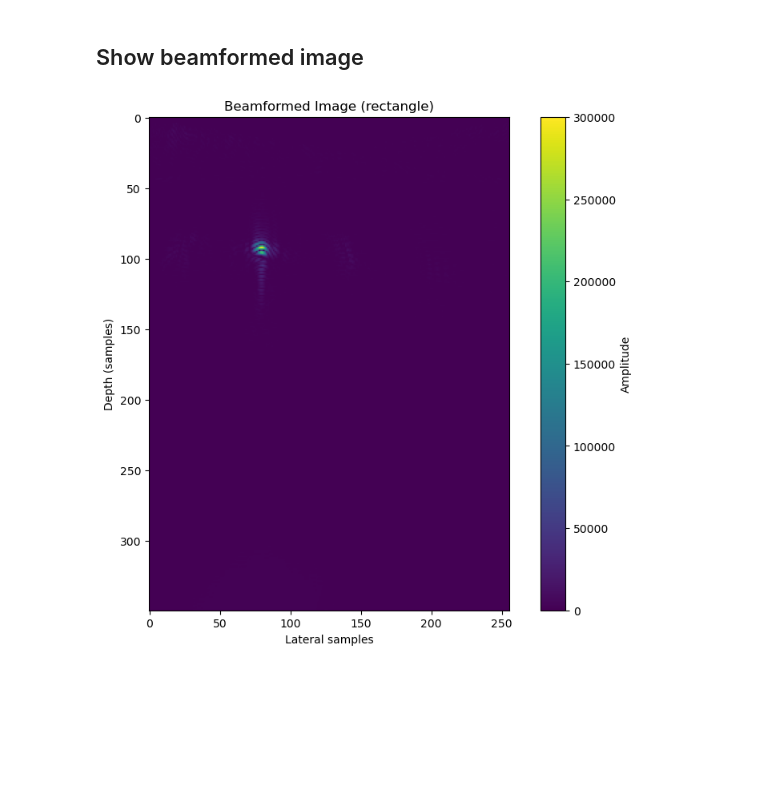
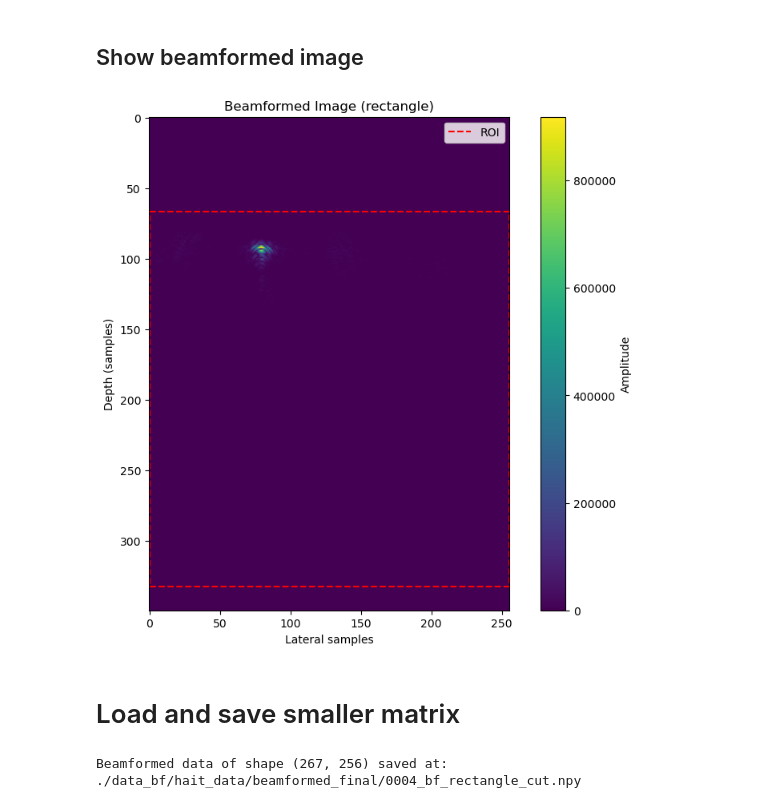
Before and after one commit to MatthieuVAUTRIN/superresolution, a Jupyter notebook: 002_beamforming_batches_multi_process.ipynb, the cells around one changed output. Cells and saved outputs as stored; diff of their text form; code cells hidden in the pictures; blank space fills up the shorter version.

```diff
--- a/002_beamforming_batches_multi_process.ipynb
+++ b/002_beamforming_batches_multi_process.ipynb
@@ -119,13 +120,13 @@ def zero_stuffing(rf_matrices_summed, interpolation_factor, upsampled_samples):
 
     return new_matrices_summed
 # %%
-def get_filtered_matrices(zero_stuffed_rf_matrices_summed, frequency, sampling_frequency):
+def get_filtered_matrices(zero_stuffed_rf_matrices_summed, sampling_frequency, interpolation_factor):
     filtered_rf_matrices_summed = np.zeros((zero_stuffed_rf_matrices_summed.shape[0], zero_stuffed_rf_matrices_summed.shape[1], zero_stuffed_rf_matrices_summed.shape[2]))
 
-    new_samples = zero_stuffed_rf_matrices_summed.shape[0]
-    cutoff_freq = 0.49 * frequency #use Nyquist frequency as cutoff frequency
+    n_taps = 129
+    cutoff_freq = sampling_frequency / 2
 
-    filtering_function = firwin(new_samples, cutoff_freq, fs=sampling_frequency, window='hamming')
+    filtering_function = firwin(n_taps, cutoff_freq, fs=sampling_frequency * interpolation_factor, window='hamming') * interpolation_factor
 
     for i in range(0, zero_stuffed_rf_matrices_summed.shape[2]): #for each angle
         for j in range(0, zero_stuffed_rf_matrices_summed.shape[1]): #for each transducer
@@ -267,9 +264,12 @@ def beamforming_opt(rf_summed_matrices, nx, nz, dx, dz, x0, z0, delay0, pitch, c
 
     #var initrt
 
+    x0 = int(x0/dx)
+    z0 = int(z0/dz)
+
     max_acquisition_depth, samples_for_acquisition_depth, samples_for_array_length = get_samples_depth_lateral_resolution(samples, sampling_rate, c, dx, dz, pitch, array_length)
 
-    fixed_delay = delay0 * 1/sampling_rate
+    fixed_delay = delay0 / c
 
     bf_matrix = np.zeros((samples_for_acquisition_depth, samples_for_array_length, len(angles), frames), dtype=np.float64)
 
@@ -285,10 +285,9 @@ def beamforming_opt(rf_summed_matrices, nx, nz, dx, dz, x0, z0, delay0, pitch, c
 
     if using_real_data:
         t0_delay = [t0_delay[i] + ((array_length * pitch) * sin_angle / c) * (angles[i] < 0) for i, sin_angle in enumerate(sin_angles)]
+        print("t0_delay:", t0_delay)
         min_t0_delay = min(t0_delay)
         t0_delay = [t0_delay[i] - min_t0_delay for i in range(len(t0_delay))]
-
-
 
     if debug:
         print("\n" + "="*60)
@@ -296,13 +295,11 @@ def beamforming_opt(rf_summed_matrices, nx, nz, dx, dz, x0, z0, delay0, pitch, c
         print(f"  • Resolution: {nx} x {nz}")
         print(f"  • Acquisition depth:",max_acquisition_depth,"m",f"({samples_for_acquisition_depth} samples)")
         print(f"  • Fixed delay:",fixed_delay,"s",f"({delay0} samples)")
-        print(f"  • Delays: ",t0_delay, " - Min delay: ",min(t0_delay), "s")
+        print(f"  • Delays: ",t0_delay, " - Min delay: ",min_t0_delay, "s")
         print(f"  • Array length:",array_length * pitch,"m",f"({samples_for_array_length} samples)")
         print(f"  • Apodization: {apodization_function}")
         print(f"  • Processing {len(angles)} angle(s)")
         print("-"*60)
-
-
 
     for h in range(0, frames): #for each frame
         if debug:
@@ -334,11 +331,15 @@ def beamforming_opt(rf_summed_matrices, nx, nz, dx, dz, x0, z0, delay0, pitch, c
                         effective_array_length,
                         array_length,
                         position,
-                        0.5,
+                        0.9,
                         pitch
                     )
 
-                    for l in range(0, array_length): #for each transducer
+                    #print("first_transducer", first_transducer, "transducers_in_effective_array", transducers_in_effective_array, "effective_array_length", effective_array_length)
+
+                    #for l in range(0, array_length): #for each transducer
+                    for l in range(first_transducer, first_transducer + transducers_in_effective_array): #for transducers in effective array
+
                         delay = ((depth * cos_angles[i] + position * sin_angles[i])  + (np.sqrt(depth**2 + (l * pitch - position)**2))) / c - t0_delay[i] #delay in s
 
                         exact_delay_idx_float = delay * sampling_rate
@@ -410,14 +411,14 @@ def process_batch_multiprocessing(
         #Interpolate data
         if interpolate_data_arg:
 
-            delay0 = params_arg["rf"]["interpolation_factor"] * params_arg["rf"]["delay0"]
+            delay0 = params_arg["rf"]["interpolation_factor"] * params_arg["rf"]["delay0"]  #mutliplying delay by interpolation rate to make sure its correct
 
             # print(f"  Batch {batch_idx}: Interpolating data")
             rf_matrix_summed_tmp = np.zeros((params_arg["rf"]["upsampled_samples"], rf_matrix_summed.shape[1], rf_matrix_summed.shape[2], actual_loaded_frames))
 
             for j in range(actual_loaded_frames):
                 temp_zero_stuffed = zero_stuffing(rf_matrix_summed[:,:,:,j], params_arg["rf"]["interpolation_factor"], params_arg["rf"]["upsampled_samples"])
-                rf_matrix_summed_tmp[:,:,:,j] = get_filtered_matrices(temp_zero_stuffed, params_arg["rf"]["frequency"], params_arg["rf"]["sampling_rate"])
+                rf_matrix_summed_tmp[:,:,:,j] = get_filtered_matrices(temp_zero_stuffed, params_arg["rf"]["sampling_rate"], params_arg["rf"]["interpolation_factor"])
 
             rf_matrix_summed = rf_matrix_summed_tmp
             del temp_zero_stuffed
@@ -739,34 +734,49 @@ pixel_width = params["image"]["dx"]
 pixel_height = params["image"]["dz"]
 physical_aspect = pixel_width / pixel_height
 
 plt.figure(figsize=(10, 8))
 plt.imshow(np.abs(bf_image), cmap='viridis', aspect=physical_aspect,
         #    extent=[0, samples_for_array_length * pixel_width, #for unit
         #            samples_for_acquisition_depth * pixel_height, 0]
         )
 
 plt.title(f"Beamformed Image ({'env_nsi' if run_nsi_apodization else other_apodization})")
 #  labels for extent
 # plt.xlabel(f"Lateral distance (m)")
 # plt.ylabel(f"Depth (m)")
 
 plt.xlabel("Lateral samples")
 plt.ylabel("Depth (samples)")
 
 # box around the xo, zo, nx, nz
-x0 = params["image"]["x0"]
-z0 = params["image"]["z0"]
+x0 = params["image"]["x0"] / pixel_width
+z0 = params["image"]["z0"] / pixel_height
 nx = params["image"]["nx"]
 nz = params["image"]["nz"]
 
 if nx is not None and nz is not None:
-    plt.plot([x0, x0+nx, x0+nx, x0, x0], [z0, z0, z0+nz, z0+nz, z0], 'r--', label='ROI')
+    plt.plot([x0, x0+nx-1, x0+nx-1, x0, x0], [z0, z0, z0+nz-1, z0+nz-1, z0], 'r--', label='ROI')
     plt.legend()
 
 plt.colorbar(label="Amplitude")
 
 if save_image:
     plt.savefig(f"{bf_data_path}{folder_name}/images/{beamformed_apodized_matrix_name}_{"env_nsi" if run_nsi_apodization else other_apodization}.png")
 plt.show()
 # %% [output]
-[figure, old version]
+[figure, new version]
+# %% [markdown]
+# Load and save smaller matrix
+# %%
+if save_nx_nz:
+    x0 = int(params["image"]["x0"] / params["image"]["dx"])
+    z0 = int(params["image"]["z0"] / params["image"]["dz"])
+    nx = params["image"]["nx"]
+    nz = params["image"]["nz"]
+
+    bf_matrix_final = np.load(f"{bf_data_path}{folder_name}/beamformed_final/{beamformed_apodized_matrix_name}_{"env_nsi" if run_nsi_apodization else other_apodization}.npy")
+    bf_matrix_final = bf_matrix_final[z0:z0+nz, x0:x0+nx]
+
+    save_beamformed_data(bf_matrix_final, f"{beamformed_apodized_matrix_name}_{"env_nsi" if run_nsi_apodization else other_apodization}_cut", destination=f"{bf_data_path}{folder_name}/beamformed_final/")
+# %% [output]
+Beamformed data of shape (267, 256) saved at: ./data_bf/hait_data/beamformed_final/0004_bf_rectangle_cut.npy
```
Also changed, not shown: parts of 8 cells of this notebook, 6 other files.
